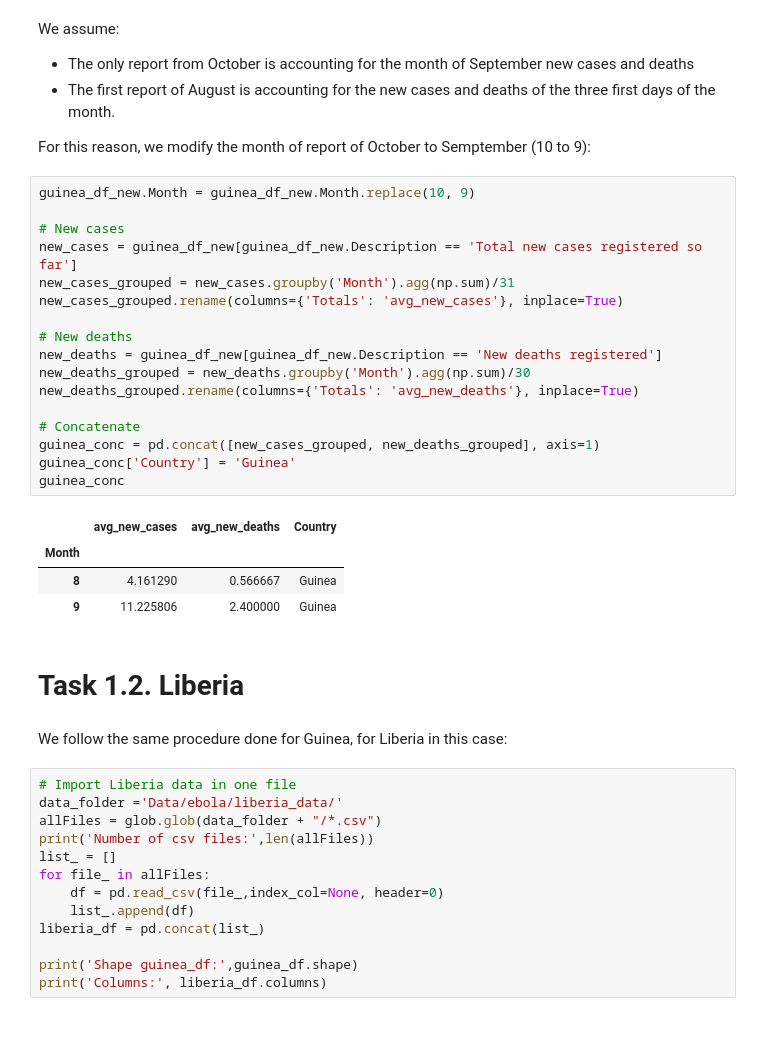
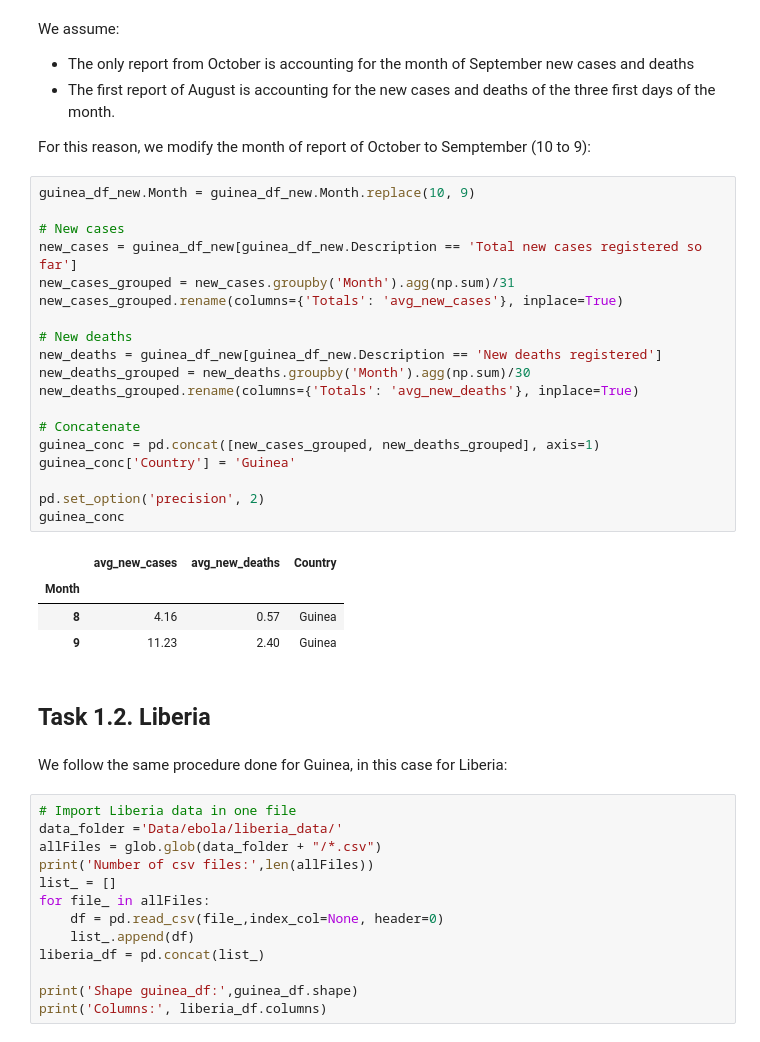
Before and after one commit to LucaZampieri/ADA_homework_LMX, a Jupyter notebook: 01_Pandas and Data Wrangling/Homework 1.ipynb, the cells around one changed output. Drawn from its saved outputs; the diff is of its cells as text.

```diff
--- a/01_Pandas and Data Wrangling/Homework 1.ipynb
+++ b/01_Pandas and Data Wrangling/Homework 1.ipynb
@@ -148,29 +148,31 @@ For this reason, we modify the month of report of October to Semptember (10 to 9
 # %%
 guinea_df_new.Month = guinea_df_new.Month.replace(10, 9)
 
 # New cases
 new_cases = guinea_df_new[guinea_df_new.Description == 'Total new cases registered so far']
 new_cases_grouped = new_cases.groupby('Month').agg(np.sum)/31
 new_cases_grouped.rename(columns={'Totals': 'avg_new_cases'}, inplace=True)
 
 # New deaths
 new_deaths = guinea_df_new[guinea_df_new.Description == 'New deaths registered']
 new_deaths_grouped = new_deaths.groupby('Month').agg(np.sum)/30
 new_deaths_grouped.rename(columns={'Totals': 'avg_new_deaths'}, inplace=True)
 
 # Concatenate
 guinea_conc = pd.concat([new_cases_grouped, new_deaths_grouped], axis=1)
 guinea_conc['Country'] = 'Guinea'
+
+pd.set_option('precision', 2)
 guinea_conc
 # %% [output]
 |  | avg_new_cases | avg_new_deaths | Country |
 | Month |  |  |  |
-| 8 | 4.161290 | 0.566667 | Guinea |
-| 9 | 11.225806 | 2.400000 | Guinea |
+| 8 | 4.16 | 0.57 | Guinea |
+| 9 | 11.23 | 2.40 | Guinea |
 # %% [markdown]
-# Task 1.2. Liberia
+## Task 1.2. Liberia
 # %% [markdown]
-We follow the same procedure done for Guinea, for Liberia in this case:
+We follow the same procedure done for Guinea, in this case for Liberia:
 # %%
 # Import Liberia data in one file
 data_folder ='Data/ebola/liberia_data/'
```
Also changed, not shown: parts of 29 cells of this notebook.
